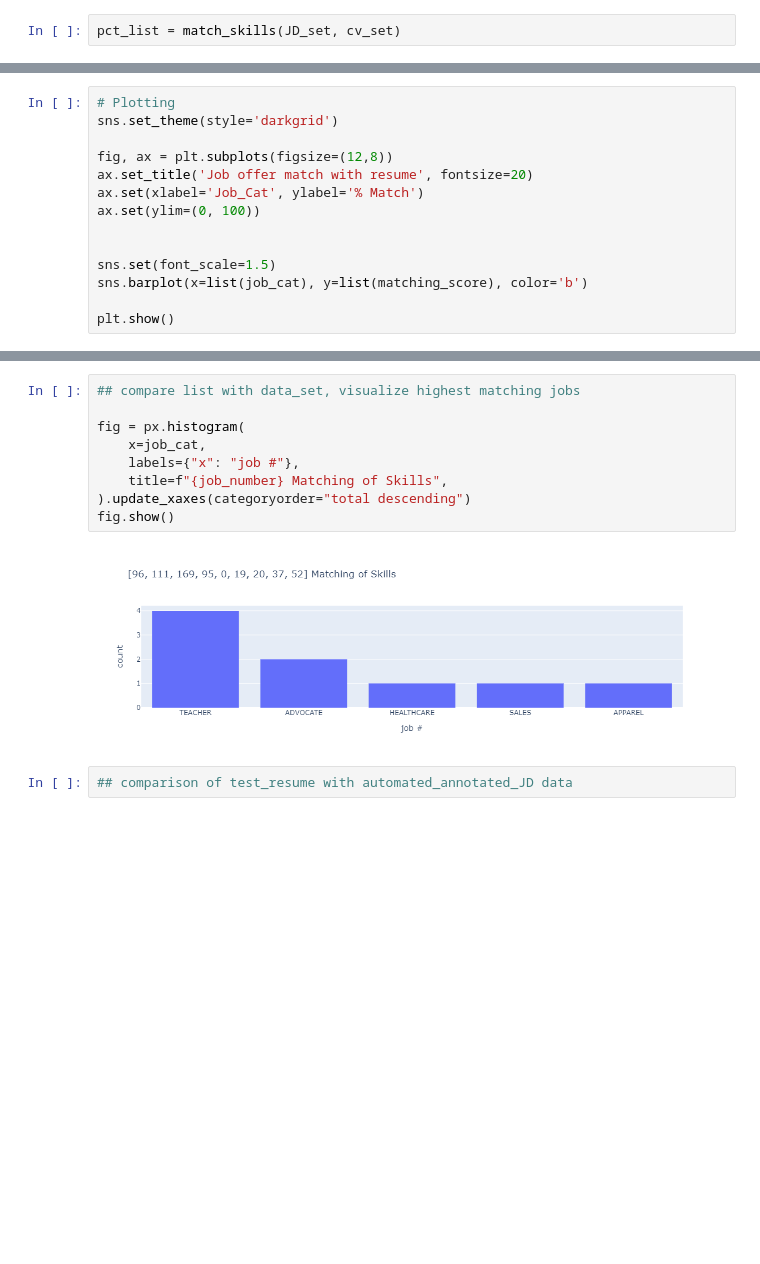
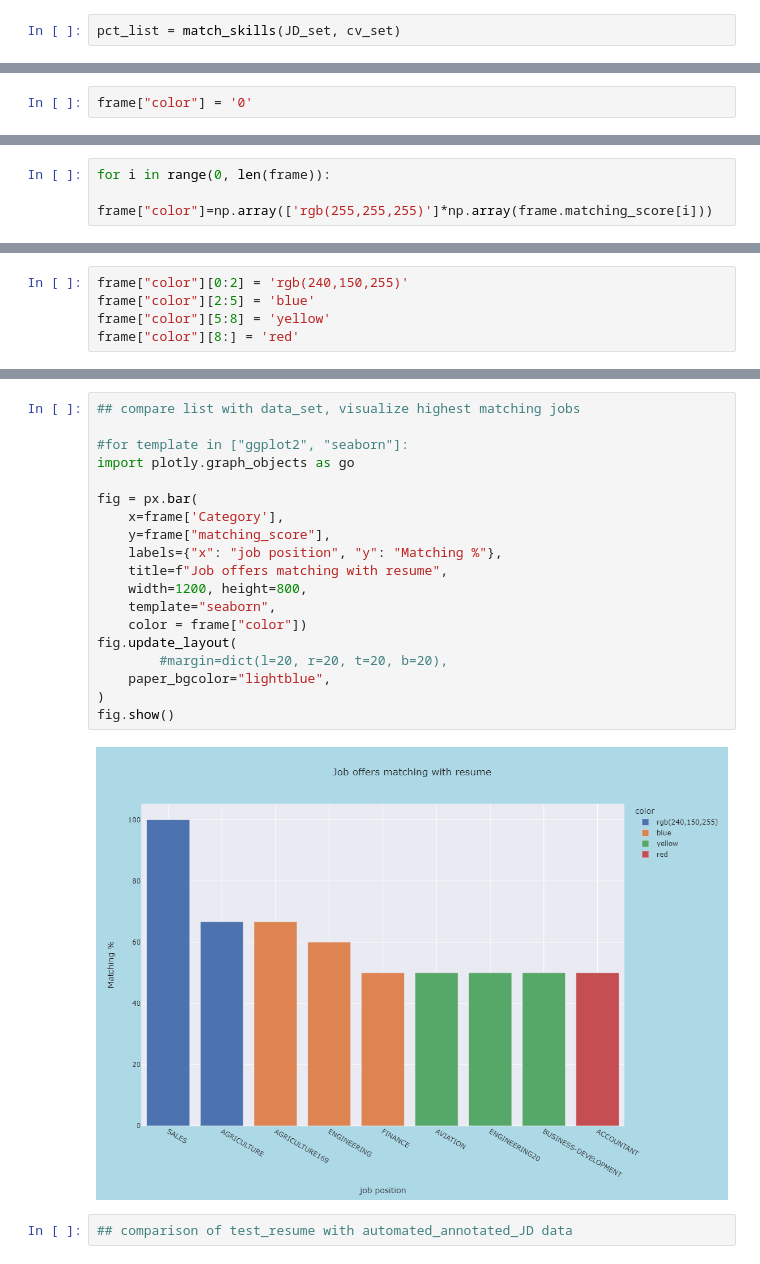
Before and after one commit to macrodrigues/skills_matcher, a Jupyter notebook: skills_matcher/data/dictionaries/Resume.ipynb, the cells around one changed output, grey strips where cells are left out. Drawn from its saved outputs; the diff is of its cells as text; blank space fills up the shorter version.

Commit message:
resume matcher update

```diff
--- a/skills_matcher/data/dictionaries/Resume.ipynb
+++ b/skills_matcher/data/dictionaries/Resume.ipynb
@@ -290,14 +253,0 @@ Job #52 in Sector TEACHER has a 50.0% match
-# %%
-# Plotting
-sns.set_theme(style='darkgrid')
-
-fig, ax = plt.subplots(figsize=(12,8))
-ax.set_title('Job offer match with resume', fontsize=20)
-ax.set(xlabel='Job_Cat', ylabel='% Match')
-ax.set(ylim=(0, 100))
-
-
-sns.set(font_scale=1.5)
-sns.barplot(x=list(job_cat), y=list(matching_score), color='b')
-
-plt.show()
@@ -305,0 +278,2 @@ plt.show()
+# %%
+frame["color"] = '0'
@@ -305,0 +284,3 @@ plt.show()
+# %%
+for i in range(0, len(frame)):
+    frame["color"]=np.array(['rgb(255,255,255)']*np.array(frame.matching_score[i]))
@@ -305,0 +289,5 @@ plt.show()
+# %%
+frame["color"][0:2] = 'rgb(240,150,255)'
+frame["color"][2:5] = 'blue'
+frame["color"][5:8] = 'yellow'
+frame["color"][8:] = 'red'
@@ -306,14 +307,24 @@ plt.show()
 # %%
 ## compare list with data_set, visualize highest matching jobs
 
-fig = px.histogram(
-    x=job_cat,
-    labels={"x": "job #"},
-    title=f"{job_number} Matching of Skills",
-).update_xaxes(categoryorder="total descending")
+#for template in ["ggplot2", "seaborn"]:
+import plotly.graph_objects as go
+
+fig = px.bar(
+    x=frame['Category'],
+    y=frame["matching_score"],
+    labels={"x": "job position", "y": "Matching %"},
+    title=f"Job offers matching with resume",
+    width=1200, height=800,
+    template="seaborn",
+    color = frame["color"])
+fig.update_layout(
+        #margin=dict(l=20, r=20, t=20, b=20),
+    paper_bgcolor="lightblue",
+)
 fig.show()
 # %% [output]
-[figure, old version]
+[figure, new version]
 # %%
 ## comparison of test_resume with automated_annotated_JD data
 # %%
```
Also changed, not shown: parts of 58 cells of this notebook.
